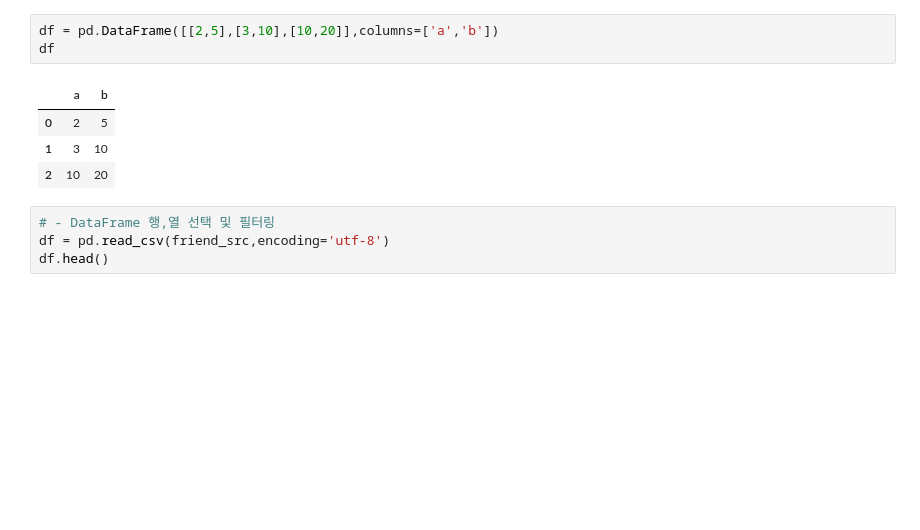
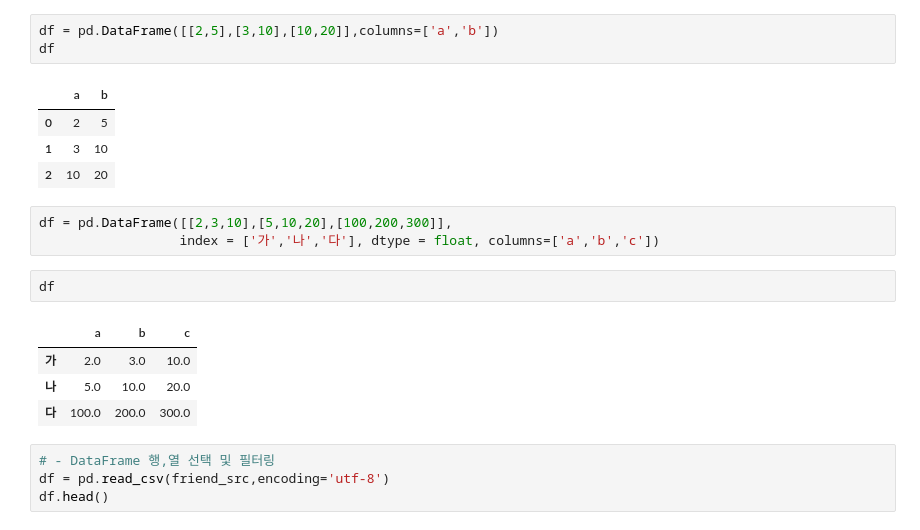
Before and after one commit to mgskko/Machine-Learning, a Jupyter notebook: pandas_라이브러리를_활용한_데이터_전처리1.ipynb, the cells around one changed output. Saved outputs shown, nothing was run; the diff lists cells and outputs as text; blank space fills up the shorter version.

```diff
--- a/pandas_라이브러리를_활용한_데이터_전처리1.ipynb
+++ b/pandas_라이브러리를_활용한_데이터_전처리1.ipynb
@@ -135,6 +179,16 @@ df
 | 0 | 2 | 5 |
 | 1 | 3 | 10 |
 | 2 | 10 | 20 |
+# %%
+df = pd.DataFrame([[2,3,10],[5,10,20],[100,200,300]],
+                  index = ['가','나','다'], dtype = float, columns=['a','b','c'])
+# %%
+df
+# %% [output]
+|  | a | b | c |
+| 가 | 2.0 | 3.0 | 10.0 |
+| 나 | 5.0 | 10.0 | 20.0 |
+| 다 | 100.0 | 200.0 | 300.0 |
 # %%
 # - DataFrame 행,열 선택 및 필터링
 df = pd.read_csv(friend_src,encoding='utf-8')
```
Also changed, not shown: parts of 31 cells of this notebook.
